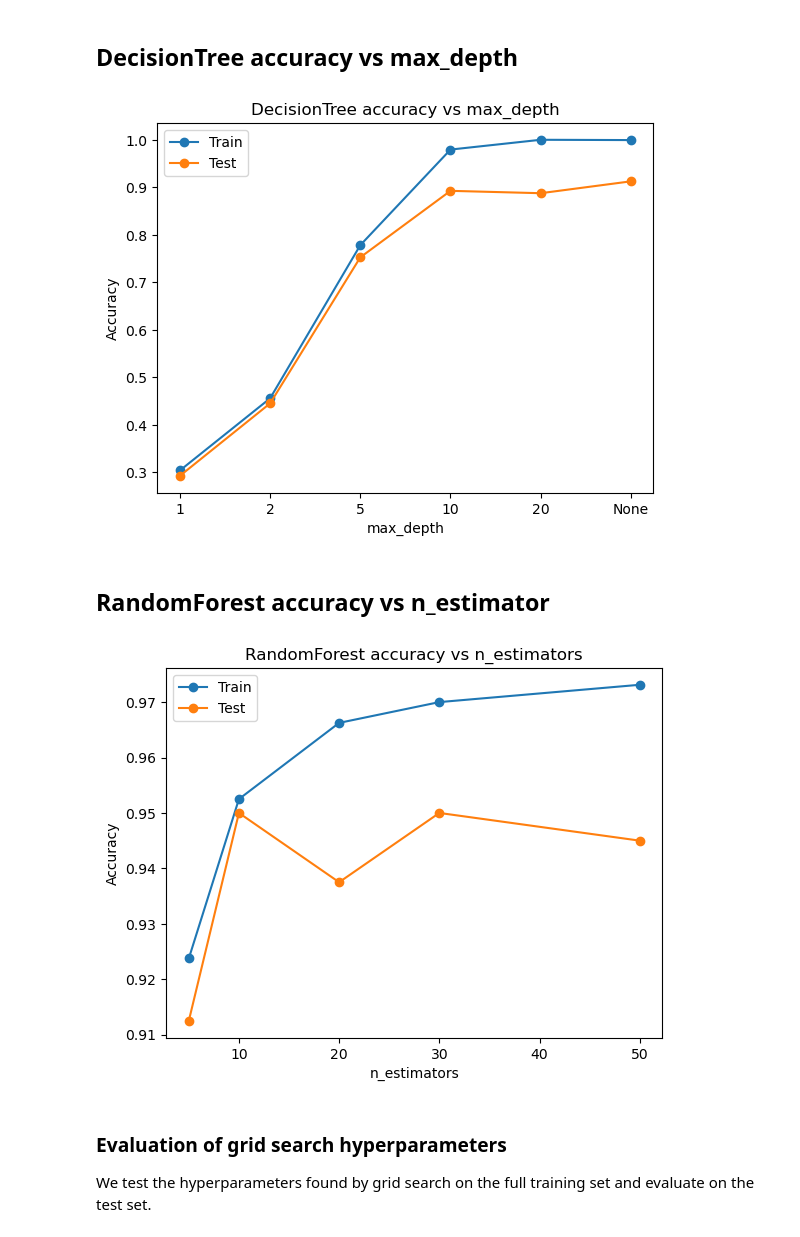
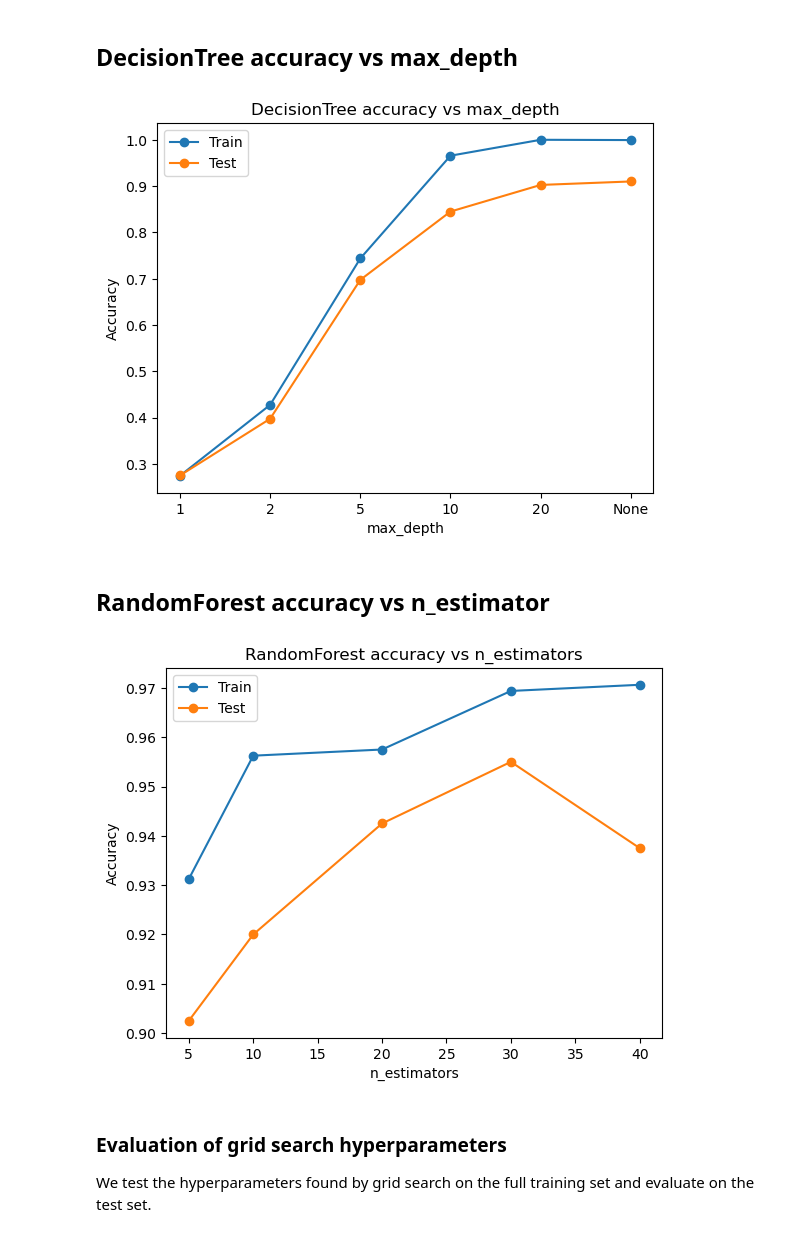
Before and after one commit to MariusReik/264_Project1, a Jupyter notebook: run_experiments.ipynb, the cells around one changed output. Cells and saved outputs as stored; diff of their text form; code cells hidden in the pictures.

```diff
--- a/run_experiments.ipynb
+++ b/run_experiments.ipynb
@@ -182,7 +181,7 @@ train_scores = []
 test_scores = []
 
 for d in depths:
-    model = DecisionTree(max_depth=d, criterion="gini", max_features="sqrt")
+    model = DecisionTree(max_depth=d, criterion="gini", max_features="log2")
     model.fit(X_train, y_train)
     train_scores.append(accuracy_score(y_train, model.predict(X_train)))
     test_scores.append(accuracy_score(y_test, model.predict(X_test)))
@@ -195,29 +194,29 @@ plt.title("DecisionTree accuracy vs max_depth")
 plt.legend()
 plt.show()
 # %% [output]
-[figure, old version]
+[figure, new version]
 # %% [markdown]
 ## RandomForest accuracy vs n_estimator
 # %%
-estimators = [5, 10, 20, 30, 50]
+estimators = [5, 10, 20, 30, 40]
 train_scores = []
 test_scores = []
 
 for n in estimators:
-    model = RandomForest(n_estimators=n, max_depth=7, criterion="gini", max_features="sqrt")
+    model = RandomForest(n_estimators=n, max_depth=7, criterion="gini", max_features="log2")
     model.fit(X_train, y_train)
     train_scores.append(accuracy_score(y_train, model.predict(X_train)))
     test_scores.append(accuracy_score(y_test, model.predict(X_test)))
 
 plt.plot(estimators, train_scores, marker="o", label="Train")
 plt.plot(estimators, test_scores, marker="o", label="Test")
 plt.xlabel("n_estimators")
 plt.ylabel("Accuracy")
 plt.title("RandomForest accuracy vs n_estimators")
 plt.legend()
 plt.show()
 # %% [output]
-[figure, old version]
+[figure, new version]
 # %% [markdown]
 ### Evaluation of grid search hyperparameters
 
```
Also changed, not shown: parts of 23 cells of this notebook, 1 other file.
